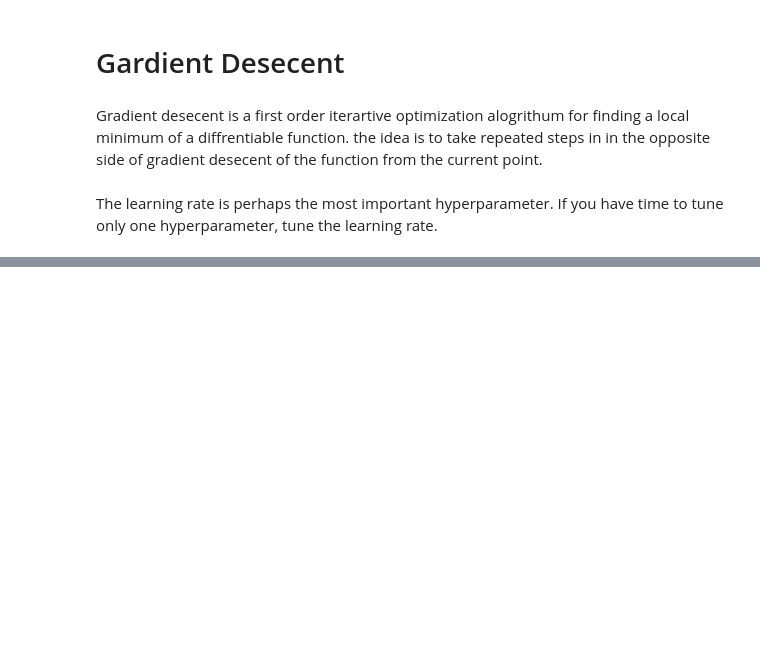
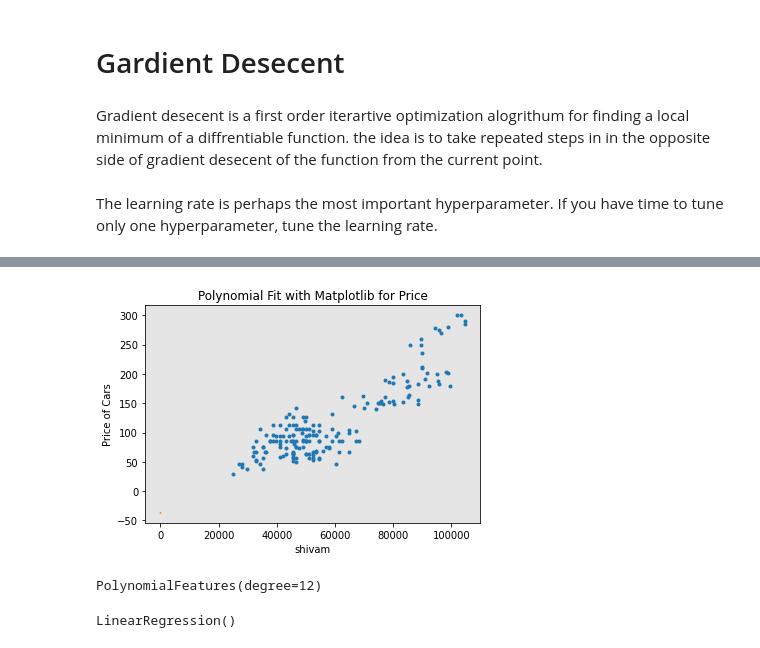
Before and after one commit to Shivam-Shane/Learnerhub, a Jupyter notebook: IPYTHON/Machine.ipynb, the cells around one changed output, grey strips where cells are left out. Cells and saved outputs as stored; diff of their text form; code cells hidden in the pictures; blank space fills up the shorter version.

```diff
--- a/IPYTHON/Machine.ipynb
+++ b/IPYTHON/Machine.ipynb
@@ -858,0 +755,13 @@ The learning rate is perhaps the most important hyperparameter. If you have time
+# %%
+def PlotPolly(model, independent_variable, dependent_variabble, Name):
+    x_new= np.linspace(15, 55, 100)
+    y_new =model(x_new)
+    mp.plot(independent_variable, dependent_variabble,'.' ,x_new,y_new,'-')
+    mp.title('Polynomial Fit with Matplotlib for Price')
+    ax = mp.gca()
+    ax.set_facecolor((0.898, 0.898, 0.898))
+    fig = mp.gcf()
+    mp.xlabel(Name)
+    mp.ylabel('Price of Cars')
+    mp.show()
+    mp.close()
@@ -858,0 +782,4 @@ The learning rate is perhaps the most important hyperparameter. If you have time
+# %%
+PlotPolly(p,x,y,'shivam')
+# %% [output]
+[figure, added]
@@ -858,0 +796,4 @@ The learning rate is perhaps the most important hyperparameter. If you have time
+# %%
+poly.fit(x_poly,y)
+# %% [output]
+PolynomialFeatures(degree=12)
@@ -858,0 +802,4 @@ The learning rate is perhaps the most important hyperparameter. If you have time
+# %%
+linearpoly.fit(x_poly,y)
+# %% [output]
+LinearRegression()
```
Also changed, not shown: parts of 53 cells of this notebook, 17 other files.
